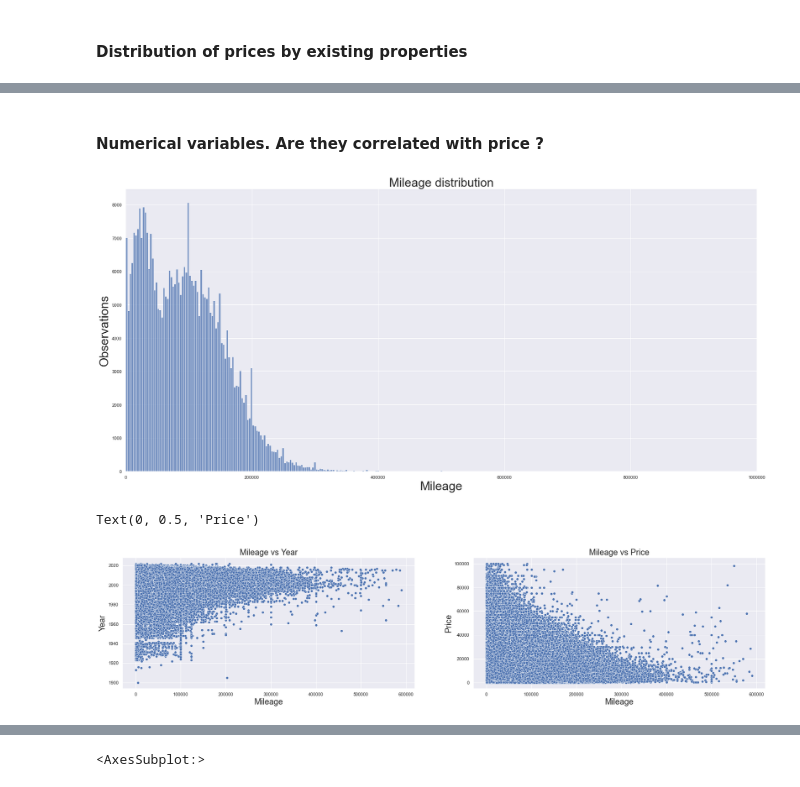
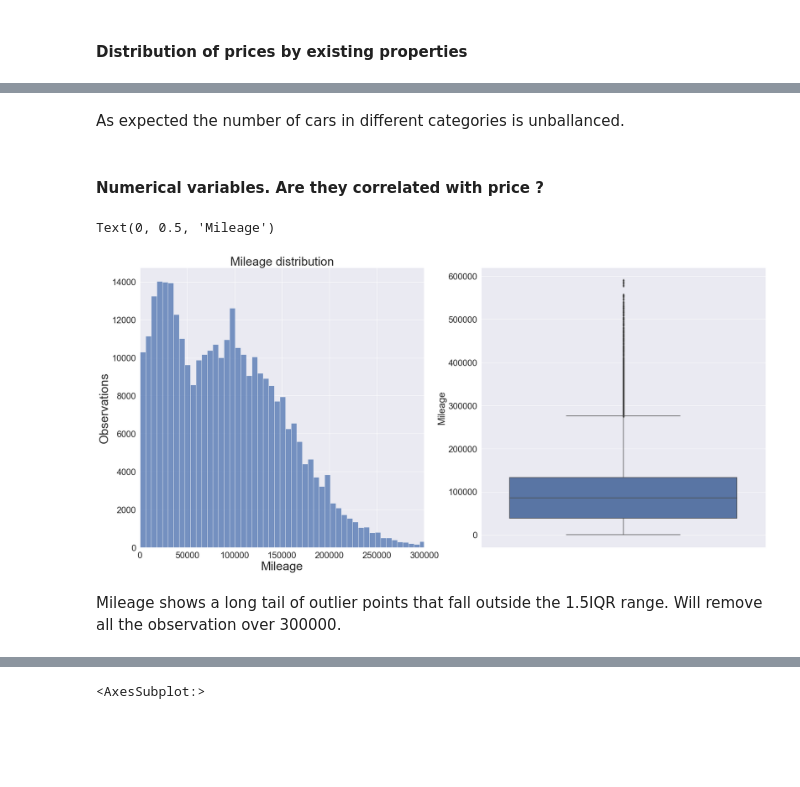
Before and after one commit to erikseulean/ml, a Jupyter notebook: assignment1/craiglist_cars.ipynb, the cells around one changed output, grey strips where cells are left out. Cells and saved outputs as stored; diff of their text form; code cells hidden in the pictures; blank space fills up the shorter version.

```diff
--- a/assignment1/craiglist_cars.ipynb
+++ b/assignment1/craiglist_cars.ipynb
@@ -18,8 +18,6 @@ five_thirty_eight = [
 # %%
-#cars = pd.read_csv("vehicles.csv")
-cars = pd.read_csv("vehicles_na_cleaned.csv")
-cars = cars.drop(columns=["cylinders"])
-cars = cars[(cars["price"] < 100000) & (cars["price"] > 100)]
+cars = pd.read_csv("vehicles.csv")
+cars = cars[((cars["price"] > 100) & (cars["price"] < 100000))]
 cars = cars[
     (cars["odometer"] < 600000.0) &
     ((cars["odometer"] > 100) | (cars["condition"] == "new"))
@@ -39,20 +37,16 @@ def backfill_column(x, column_name, values):
 # %%
-# Only needed if working on the initial dataset
-# cars = cars.drop(columns=["id", "url", "VIN", "image_url", "county", "posting_date", "size"])
+cars = cars.drop(columns=["id", "url", "VIN", "image_url", "county", "posting_date", "size"])
 
-# manufacturer = set(cars["manufacturer"].astype(str).unique())
-# fuel = set(cars["fuel"].astype(str).unique())
-# color = set(cars["paint_color"].astype(str).unique())
-# car_type = set(cars["type"].astype(str).unique())
-# cars["manufacturer"] = cars.apply(lambda x: backfill_column(x, "manufacturer", manufacturer), axis=1)
-# cars["fuel"] = cars.apply(lambda x: backfill_column(x, "fuel", fuel), axis=1)
-# cars["paint_color"] = cars.apply(lambda x: backfill_column(x, "paint_color", color), axis=1)
-# cars["type"] = cars.apply(lambda x: backfill_column(x, "type", car_type), axis=1)
+manufacturer = set(cars["manufacturer"].astype(str).unique())
+fuel = set(cars["fuel"].astype(str).unique())
+color = set(cars["paint_color"].astype(str).unique())
+car_type = set(cars["type"].astype(str).unique())
+cars["manufacturer"] = cars.apply(lambda x: backfill_column(x, "manufacturer", manufacturer), axis=1)
+cars["fuel"] = cars.apply(lambda x: backfill_column(x, "fuel", fuel), axis=1)
+cars["paint_color"] = cars.apply(lambda x: backfill_column(x, "paint_color", color), axis=1)
+cars["type"] = cars.apply(lambda x: backfill_column(x, "type", car_type), axis=1)
 
-# cars = cars.drop(columns=["model", "description"])
-# cars = cars.dropna(subset=["lat", "long", "odometer", "year", "fuel", "transmission", "manufacturer"])
-
-# cars.to_csv("vehicles_na_cleaned.csv")
+cars = cars.drop(columns=["model", "description"])
 # %% [markdown]
 ### What's the percentage of missing values for each feature ?
 # %%
@@ -98 +76,3 @@ This still gives me around 15000 unique values, even if I tried to simply substr
+# %%
+cars = cars.dropna(subset=["lat", "long", "odometer", "year", "fuel", "transmission", "manufacturer", "type"])
 # %%
@@ -224,3 +198,5 @@ Text(0, 0.5, 'Density')
+# %%
+cars = cars[(cars["price"] < 60000)]
 # %%
 plt.subplots_adjust(bottom=4, top=8)
 plt.subplot(7, 1, 1)
@@ -305,30 +281,22 @@ p.tick_params(labelsize=20)
+# %% [markdown]
+As expected the number of cars in different categories is unballanced.
 # %% [markdown]
 #### Numerical variables. Are they correlated with price ?
 # %%
-fig, ax = plt.subplots()
-p = sns.histplot(cars["odometer"], bins=200)
+plt.subplot(1, 2, 1)
+plt.ticklabel_format(style='plain', axis='x')
+p = sns.histplot(cars["odometer"], bins=100)
 p.axes.set_title("Mileage distribution",fontsize=30)
 p.set_xlabel("Mileage",fontsize=30)
 p.set_ylabel("Observations",fontsize=30)
-plt.xlim([0, 1000000])
+plt.xlim([0, 300000])
 ax.ticklabel_format(useOffset=False)
 ax.ticklabel_format(style='plain')
-plt.show()
+plt.subplot(1, 2, 2)
+p = sns.boxplot(y=cars["odometer"])
+p.set_ylabel("Mileage")
 # %% [output]
+Text(0, 0.5, 'Mileage')
-[figure, old version]
+[figure, new version]
-# %%
-plt.subplot(2, 2, 1)
-plt.ticklabel_format(style='plain', axis='x')
-p = sns.scatterplot(x="odometer", y="year", data=cars)
-p.set_title("Mileage vs Year", fontsize=20)
-p.set_xlabel("Mileage", fontsize=20)
-p.set_ylabel("Year", fontsize=20)
-plt.subplot(2, 2, 2)
-plt.ticklabel_format(style='plain', axis='x')
-p = sns.scatterplot(x="odometer", y="price", data=cars)
-p.set_title("Mileage vs Price", fontsize=20)
-p.set_xlabel("Mileage", fontsize=20)
-p.set_ylabel("Price", fontsize=20)
-# %% [output]
-Text(0, 0.5, 'Price')
-[figure, removed]
+# %% [markdown]
+Mileage shows a long tail of outlier points that fall outside the 1.5IQR range. Will remove all the observation over 300000.
```
Also changed, not shown: parts of 58 cells of this notebook.
